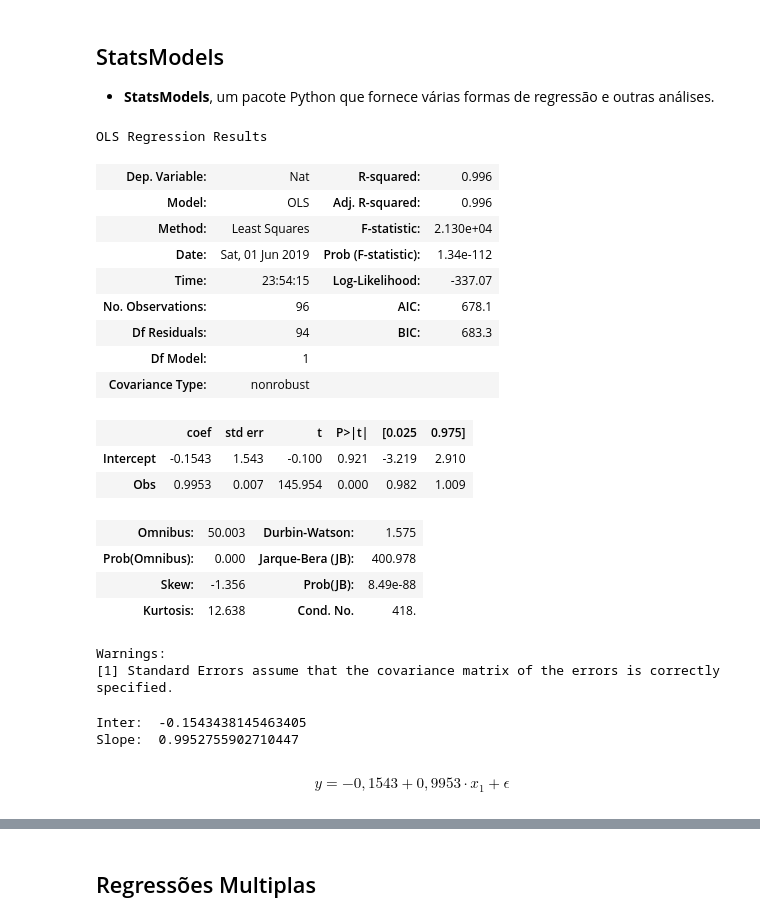
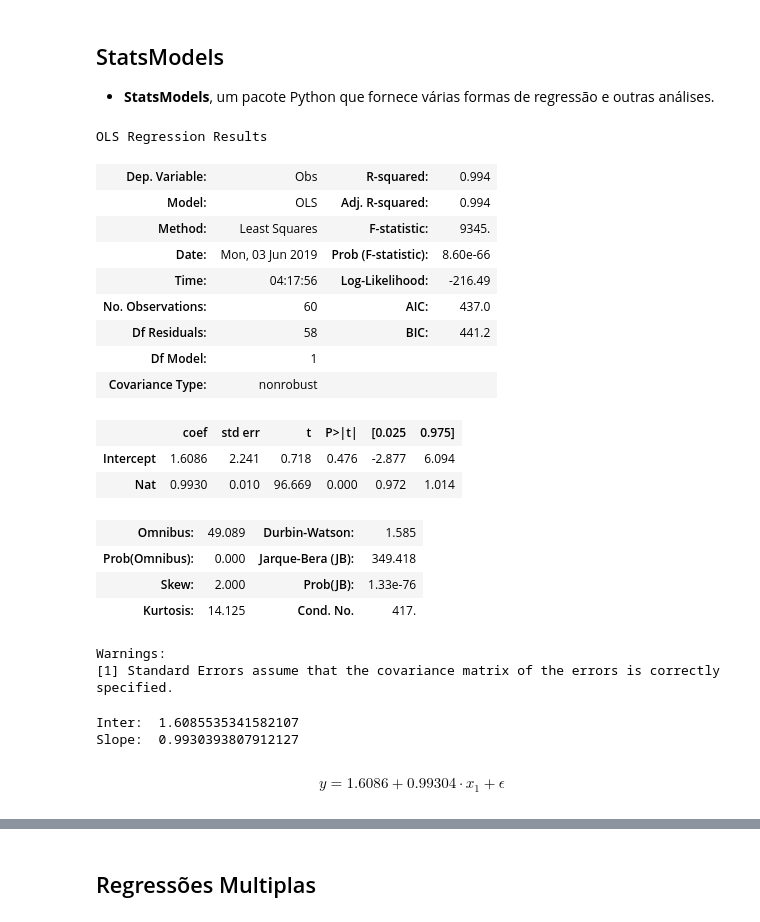
Before and after one commit to clebsonpy/ThinkStats2, a Jupyter notebook: code/Estatística/Cap11_Clebson.ipynb, the cells around one changed output, grey strips where cells are left out. Cells and saved outputs as stored; diff of their text form; code cells hidden in the pictures.

```diff
--- a/code/Estatística/Cap11_Clebson.ipynb
+++ b/code/Estatística/Cap11_Clebson.ipynb
@@ -20,8 +21,14 @@ import thinkplot
 # %%
 #Dados Manso
 dados = pd.read_csv("manso.csv", index_col=0, parse_dates=True)
-date_start = pd.to_datetime("01/08/1981", dayfirst=True)
-date_end = pd.to_datetime("31/12/1989", dayfirst=True)
+evap = pd.read_csv("evaporacao.csv", sep=';', index_col="Data", parse_dates=True, dayfirst=True)["Evaporacao Piche"].rename("Evap_CUIABA")
+evap1 = pd.read_csv("evaporacao2.csv", sep=';', index_col="Data", parse_dates=True, dayfirst=True)["Evaporacao Piche"].rename("Evap_RICAR")
+evap2 = pd.read_csv("evaporacao3.csv", sep=';', index_col="Data", parse_dates=True, dayfirst=True)["Evaporacao Piche"].rename("Evap_DIAM")
+dados = dados.combine_first(pd.DataFrame(evap))
+dados = dados.combine_first(pd.DataFrame(evap1))
+dados = dados.combine_first(pd.DataFrame(evap2))
+date_start = pd.to_datetime("01/01/1982", dayfirst=True)
+date_end = pd.to_datetime("31/12/1986", dayfirst=True)
 dados = dados.loc[date_start:date_end]
 dados.rename(index=str,
              columns={"1455008": "COIMBRA_P", "66210000": "MANSO_JUS", "66231000": "COIMBRA_F"},
@@ -39,6 +46,7 @@ dados.head()
 dados_chuva = pd.Series(dados["COIMBRA_P"].groupby(pd.Grouper(freq='M')).sum(), name='Prec')
 dados_vazao_obs = pd.Series(dados["COIMBRA_F"].groupby(pd.Grouper(freq='M')).mean(), name='Obs')
 dados_vazao_nat = pd.Series(dados["MANSO"].groupby(pd.Grouper(freq='M')).mean(), name='Nat')
-dados_month = pd.DataFrame([dados_vazao_obs, dados_vazao_nat, dados_chuva]).T
+dados_evap = pd.Series(dados["Evap_CUIABA"].groupby(pd.Grouper(freq='M')).sum())
+dados_month = pd.DataFrame([dados_vazao_obs, dados_vazao_nat, dados_chuva, dados_evap]).T
 dados_month.head()
 # %% [output]
@@ -74,38 +82,38 @@ Dada uma seguência de valores para y e seguência para $x_{1}$ and $x_{2}$, **p
 - **StatsModels**, um pacote Python que fornece várias formas de regressão e outras análises.
 # %%
 import statsmodels.formula.api as smf
-formula = "Nat ~ Obs"
+formula = "Obs ~ Nat"
 model = smf.ols(formula, data=dados_month)
 results = model.fit()
 results.summary()
 # %% [output]
 OLS Regression Results
-| Dep. Variable: | Nat | R-squared: | 0.996 |
-| Model: | OLS | Adj. R-squared: | 0.996 |
-| Method: | Least Squares | F-statistic: | 2.130e+04 |
-| Date: | Sat, 01 Jun 2019 | Prob (F-statistic): | 1.34e-112 |
-| Time: | 23:54:15 | Log-Likelihood: | -337.07 |
-| No. Observations: | 96 | AIC: | 678.1 |
-| Df Residuals: | 94 | BIC: | 683.3 |
+| Dep. Variable: | Obs | R-squared: | 0.994 |
+| Model: | OLS | Adj. R-squared: | 0.994 |
+| Method: | Least Squares | F-statistic: | 9345. |
+| Date: | Mon, 03 Jun 2019 | Prob (F-statistic): | 8.60e-66 |
+| Time: | 04:17:56 | Log-Likelihood: | -216.49 |
+| No. Observations: | 60 | AIC: | 437.0 |
+| Df Residuals: | 58 | BIC: | 441.2 |
 | Df Model: | 1 |  |  |
 | Covariance Type: | nonrobust |  |  |
 |  | coef | std err | t | P>|t| | [0.025 | 0.975] |
-| Intercept | -0.1543 | 1.543 | -0.100 | 0.921 | -3.219 | 2.910 |
-| Obs | 0.9953 | 0.007 | 145.954 | 0.000 | 0.982 | 1.009 |
+| Intercept | 1.6086 | 2.241 | 0.718 | 0.476 | -2.877 | 6.094 |
+| Nat | 0.9930 | 0.010 | 96.669 | 0.000 | 0.972 | 1.014 |
-| Omnibus: | 50.003 | Durbin-Watson: | 1.575 |
-| Prob(Omnibus): | 0.000 | Jarque-Bera (JB): | 400.978 |
-| Skew: | -1.356 | Prob(JB): | 8.49e-88 |
-| Kurtosis: | 12.638 | Cond. No. | 418. |
+| Omnibus: | 49.089 | Durbin-Watson: | 1.585 |
+| Prob(Omnibus): | 0.000 | Jarque-Bera (JB): | 349.418 |
+| Skew: | 2.000 | Prob(JB): | 1.33e-76 |
+| Kurtosis: | 14.125 | Cond. No. | 417. |
 Warnings:
 [1] Standard Errors assume that the covariance matrix of the errors is correctly specified.
 # %%
 inter = results.params['Intercept']
-slope = results.params['Obs']
+slope = results.params['Nat']
 print('Inter: ', inter, '\nSlope: ', slope)
 # %% [output]
-Inter:  -0.1543438145463405
-Slope:  0.9952755902710447
+Inter:  1.6085535341582107
+Slope:  0.9930393807912127
 # %% [markdown]
 \begin{equation}
-    y = -0,1543 + 0,9953 · x_{1} + \epsilon
+    y = 1.6086 + 0.99304 · x_{1} + \epsilon
 \end{equation}
```
Also changed, not shown: parts of 34 cells of this notebook, 5 other files.
